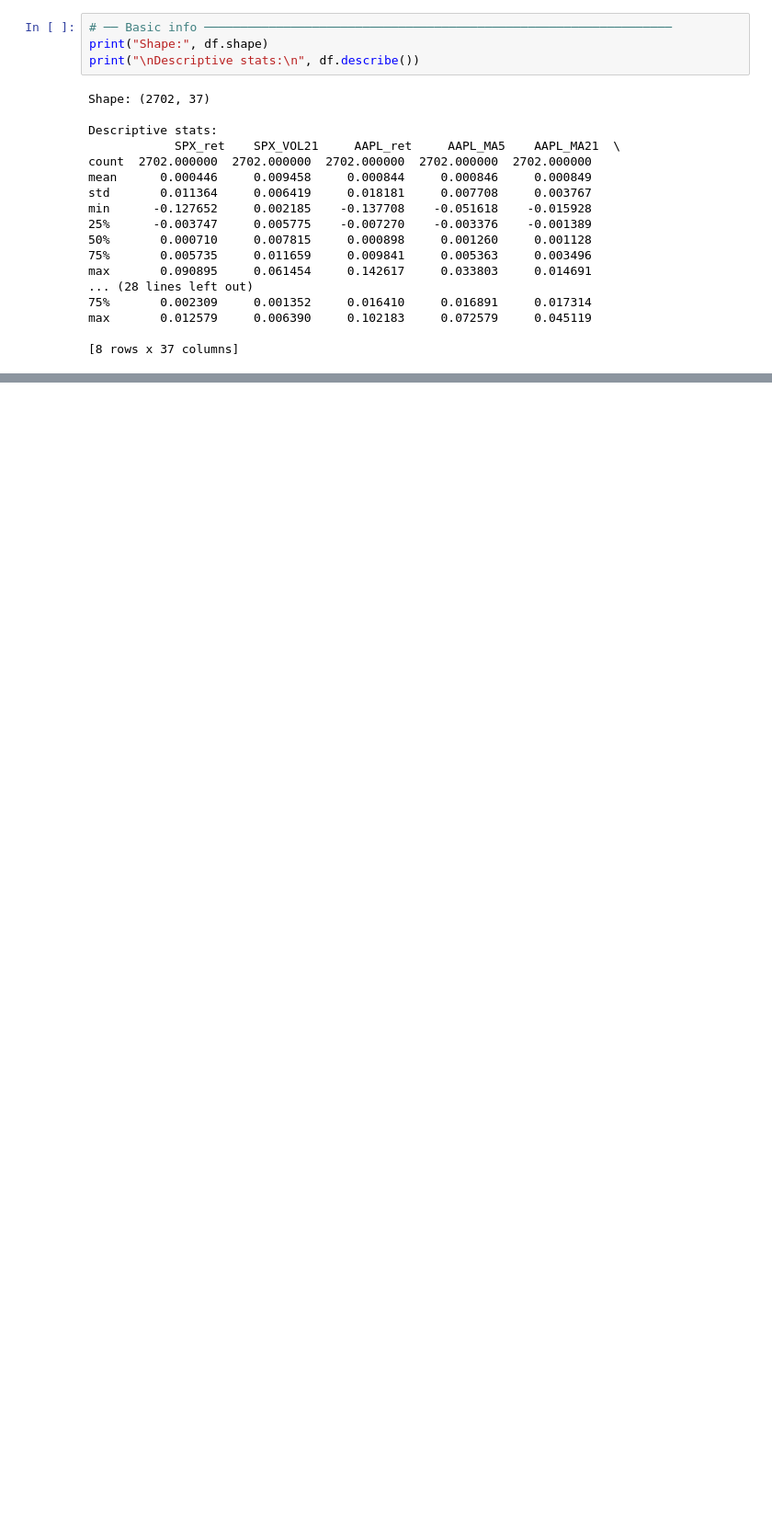
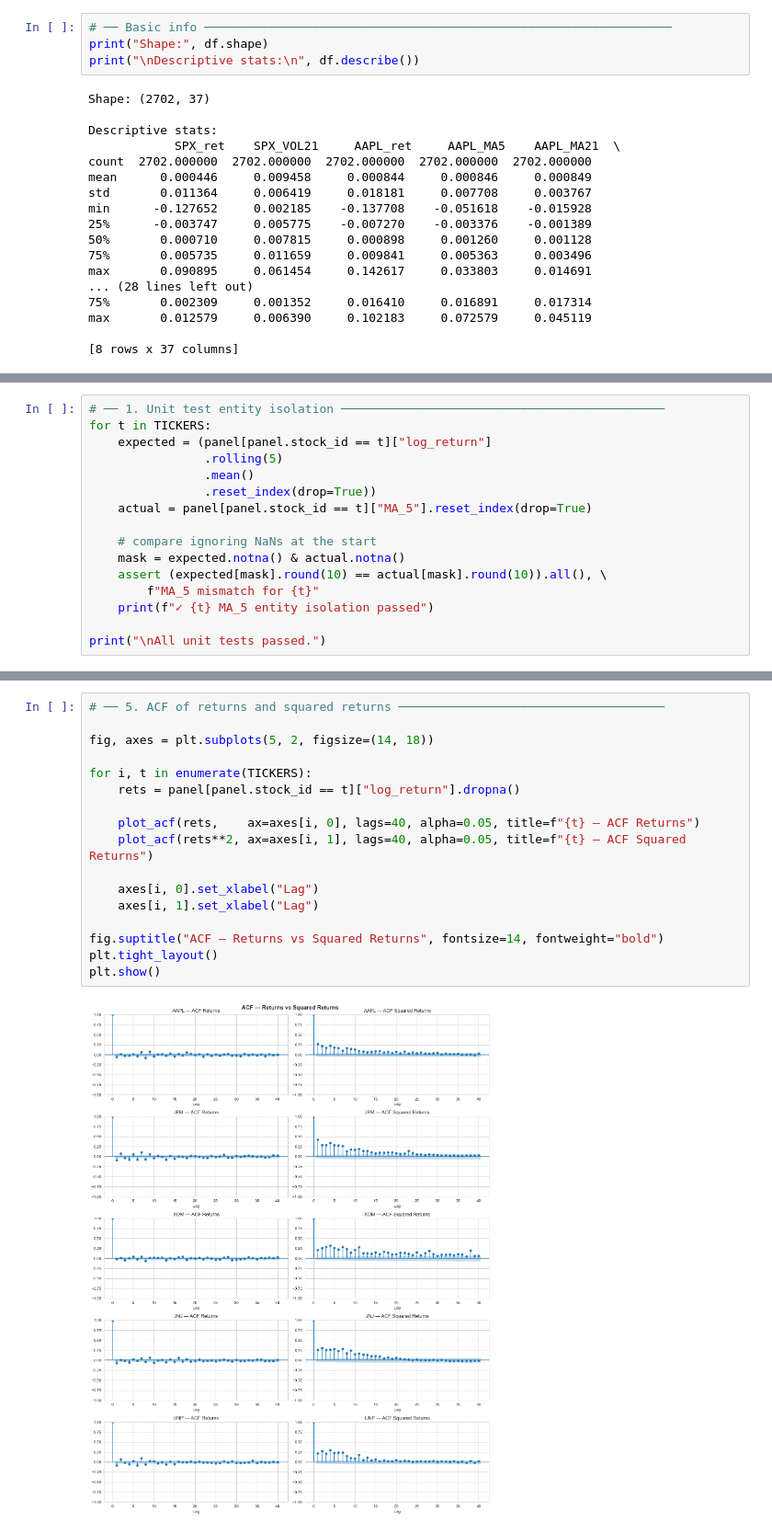
Before and after one commit to FbStatsQuant/Temporal-Fusion-Transformer, a Jupyter notebook: 1_TFT_5_Stocks.ipynb, the cells around one changed output, grey strips where cells are left out. Shown at 92% size. Saved outputs shown, nothing was run; the diff lists cells and outputs as text; blank space fills up the shorter version.

```diff
--- a/1_TFT_5_Stocks.ipynb
+++ b/1_TFT_5_Stocks.ipynb
@@ -216,0 +289,16 @@ max       0.012579     0.006390     0.102183     0.072579     0.045119
+# %%
+# ── 1. Unit test entity isolation ─────────────────────────────────────────────
+for t in TICKERS:
+    expected = (panel[panel.stock_id == t]["log_return"]
+                .rolling(5)
+                .mean()
+                .reset_index(drop=True))
+    actual = panel[panel.stock_id == t]["MA_5"].reset_index(drop=True)
+
+    # compare ignoring NaNs at the start
+    mask = expected.notna() & actual.notna()
+    assert (expected[mask].round(10) == actual[mask].round(10)).all(), \
+        f"MA_5 mismatch for {t}"
+    print(f"✓ {t} MA_5 entity isolation passed")
+
+print("\nAll unit tests passed.")
@@ -216,0 +367,19 @@ max       0.012579     0.006390     0.102183     0.072579     0.045119
+# %%
+# ── 5. ACF of returns and squared returns ─────────────────────────────────────
+
+fig, axes = plt.subplots(5, 2, figsize=(14, 18))
+
+for i, t in enumerate(TICKERS):
+    rets = panel[panel.stock_id == t]["log_return"].dropna()
+
+    plot_acf(rets,    ax=axes[i, 0], lags=40, alpha=0.05, title=f"{t} — ACF Returns")
+    plot_acf(rets**2, ax=axes[i, 1], lags=40, alpha=0.05, title=f"{t} — ACF Squared Returns")
+
+    axes[i, 0].set_xlabel("Lag")
+    axes[i, 1].set_xlabel("Lag")
+
+fig.suptitle("ACF — Returns vs Squared Returns", fontsize=14, fontweight="bold")
+plt.tight_layout()
+plt.show()
+# %% [output]
+[figure, added]
```
Also changed, not shown: parts of 10 cells of this notebook, 1 other file.
